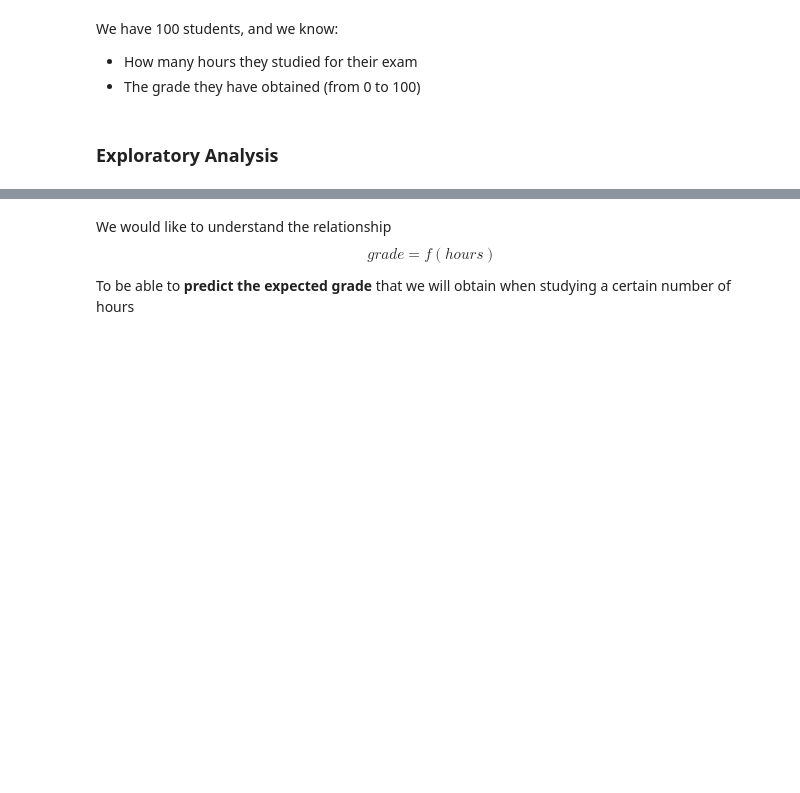
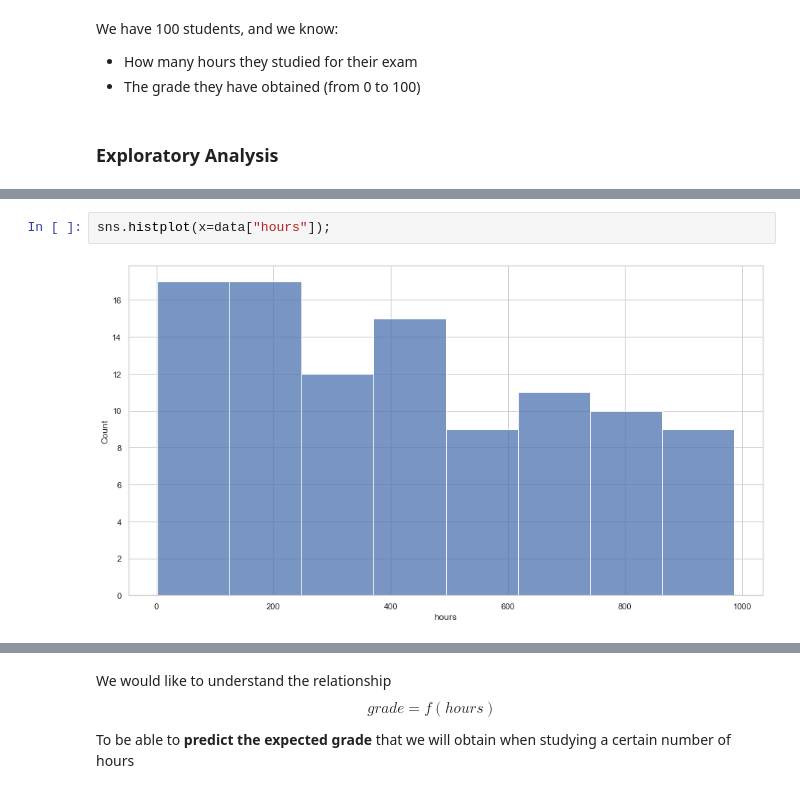
Before and after one commit to Ironhack-data-bcn-oct-2022/lectures, a Jupyter notebook: week-6/02 - Linear regression.ipynb, the cells around one changed output, grey strips where cells are left out. Drawn from its saved outputs; the diff is of its cells as text; blank space fills up the shorter version.

```diff
--- a/week-6/02 - Linear regression.ipynb
+++ b/week-6/02 - Linear regression.ipynb
@@ -34,0 +100,4 @@ We have 100 students, and we know:
+# %%
+sns.histplot(x=data["hours"]);
+# %% [output]
+[figure, added]
```
Also changed, not shown: parts of 37 cells of this notebook.
